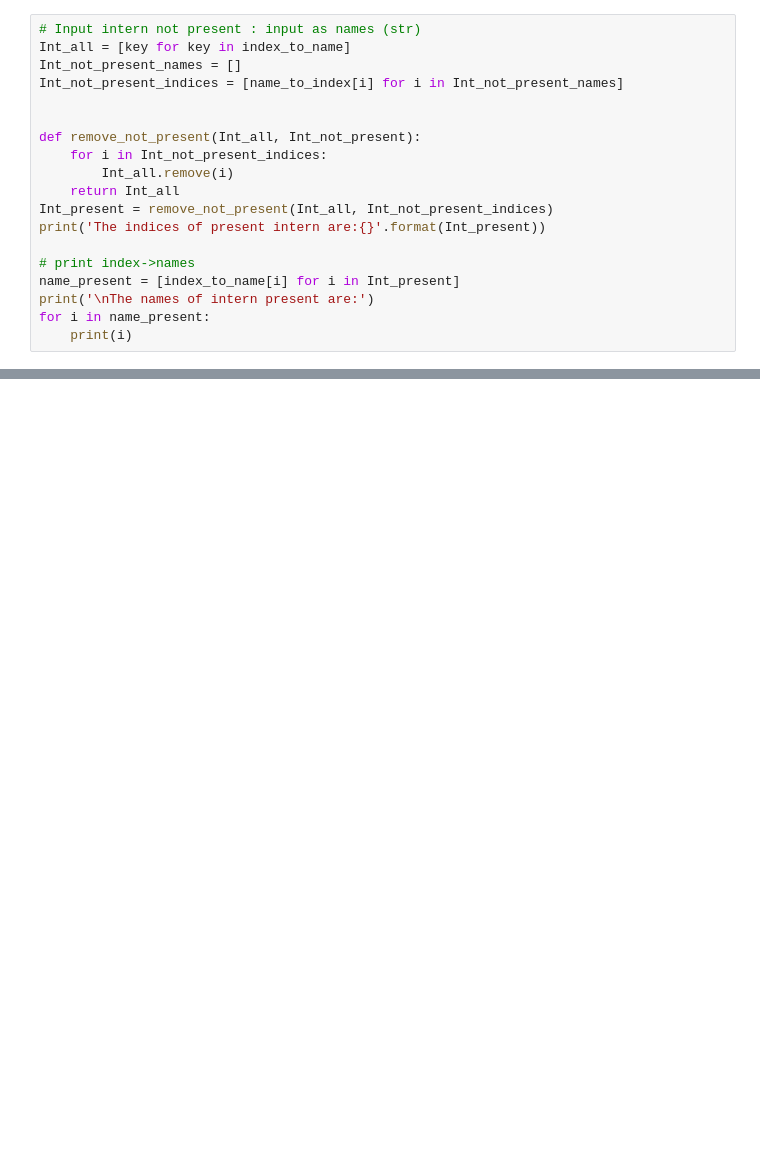
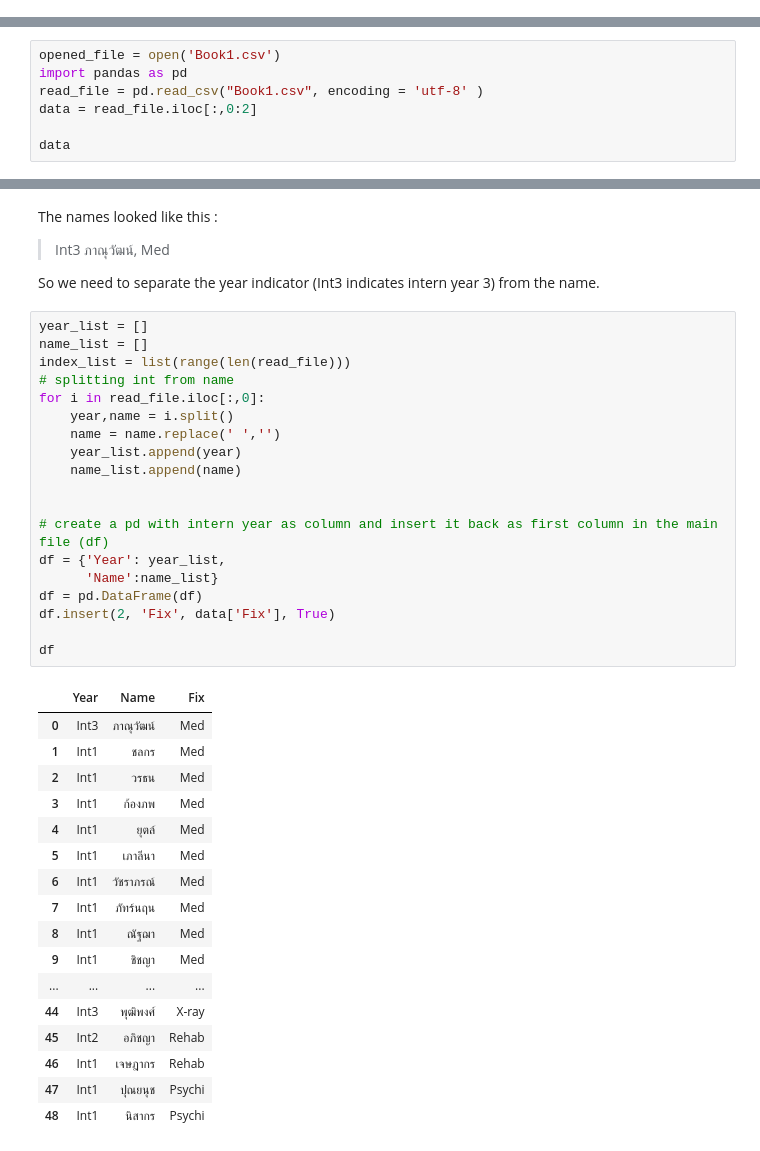
Before and after one commit to PwMarkLiu/Doctor-shift-rostering, a Jupyter notebook: OFM.ipynb, the cells around one changed output, grey strips where cells are left out. Saved outputs shown, nothing was run; the diff lists cells and outputs as text; blank space fills up the shorter version.

Commit message:
second commit
changed randomization from using indices to directly using names
try using pandas df instead of multiple dictionaries (more readable???)

```diff
--- a/OFM.ipynb
+++ b/OFM.ipynb
@@ -140,19 +119,0 @@ The index_to_year dict = {0: 'Int3', 10: 'Int2', 15: 'Int3', 16: 'Int2', 19: 'In
-# %%
-# Input intern not present : input as names (str)
-Int_all = [key for key in index_to_name]
-Int_not_present_names = []
-Int_not_present_indices = [name_to_index[i] for i in Int_not_present_names]
-
-
-def remove_not_present(Int_all, Int_not_present):
-    for i in Int_not_present_indices:
-        Int_all.remove(i)
-    return Int_all
-Int_present = remove_not_present(Int_all, Int_not_present_indices)
-print('The indices of present intern are:{}'.format(Int_present))
-
-# print index->names
-name_present = [index_to_name[i] for i in Int_present]
-print('\nThe names of intern present are:')
-for i in name_present:
-    print(i)
@@ -179,0 +123,7 @@ The names of intern present are:
+# %%
+opened_file = open('Book1.csv')
+import pandas as pd
+read_file = pd.read_csv("Book1.csv", encoding = 'utf-8' )
+data = read_file.iloc[:,0:2]
+
+data
@@ -179,0 +148,42 @@ The names of intern present are:
+# %% [markdown]
+The names looked like this :
+>Int3 ภาณุวัฒน์, Med
+
+So we need to separate the year indicator (Int3 indicates intern year 3) from the name.
+# %%
+year_list = []
+name_list = []
+index_list = list(range(len(read_file)))
+# splitting int from name
+for i in read_file.iloc[:,0]:
+    year,name = i.split()
+    name = name.replace(' ','')
+    year_list.append(year)
+    name_list.append(name)
+
+
+# create a pd with intern year as column and insert it back as first column in the main file (df)
+df = {'Year': year_list,
+      'Name':name_list}
+df = pd.DataFrame(df)
+df.insert(2, 'Fix', data['Fix'], True)
+
+df
+# %% [output]
+|  | Year | Name | Fix |
+| 0 | Int3 | ภาณุวัฒน์ | Med |
+| 1 | Int1 | ชลกร | Med |
+| 2 | Int1 | วรธน | Med |
+| 3 | Int1 | ก้องภพ | Med |
+| 4 | Int1 | ยุตล์ | Med |
+| 5 | Int1 | เภาลีนา | Med |
+| 6 | Int1 | วัชราภรณ์ | Med |
+| 7 | Int1 | ภัทร์นฤน | Med |
+| 8 | Int1 | ณัฐฌา | Med |
+| 9 | Int1 | ชิชญา | Med |
+| ... | ... | ... | ... |
+| 44 | Int3 | พุฒิพงศ์ | X-ray |
+| 45 | Int2 | อภิชญา | Rehab |
+| 46 | Int1 | เจษฎากร | Rehab |
+| 47 | Int1 | ปุณยนุช | Psychi |
+| 48 | Int1 | นิสากร | Psychi |
```
Also changed, not shown: parts of 30 cells of this notebook.
